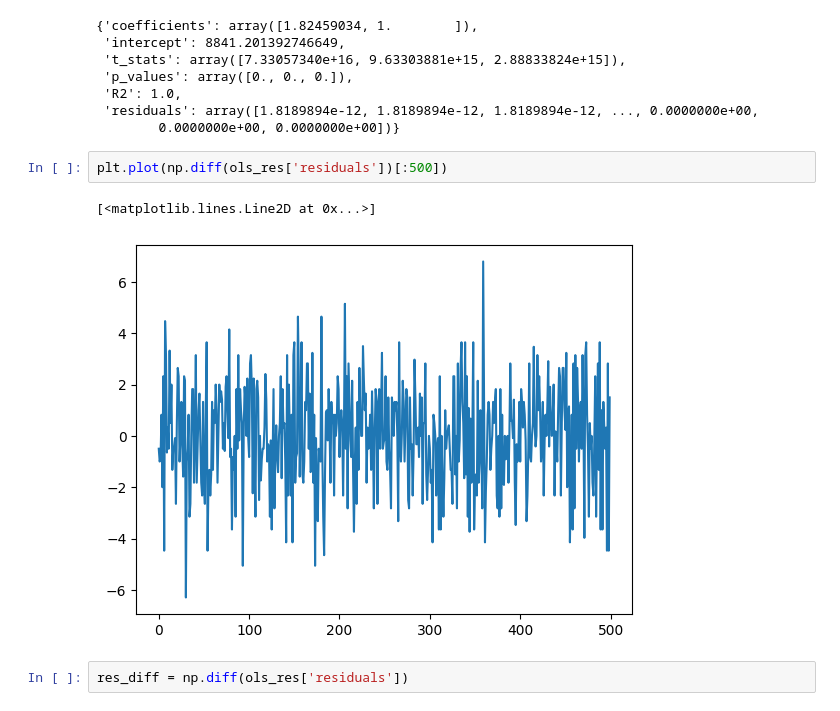
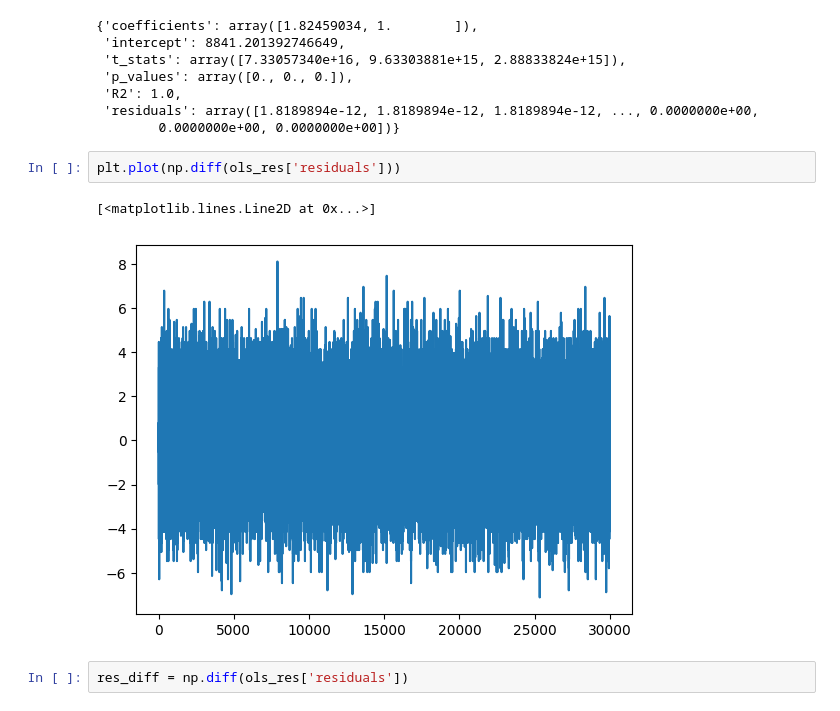
Before and after one commit to kaiwenShen/imc_prosperity_2024, a Jupyter notebook: round4_playground.ipynb, the cells around one changed output. Saved outputs shown, nothing was run; the diff lists cells and outputs as text.

```diff
--- a/round4_playground.ipynb
+++ b/round4_playground.ipynb
@@ -229,10 +232,10 @@ ols2_res
  'residuals': array([1.8189894e-12, 1.8189894e-12, 1.8189894e-12, ..., 0.0000000e+00,
         0.0000000e+00, 0.0000000e+00])}
 # %%
-plt.plot(np.diff(ols_res['residuals'])[:500])
+plt.plot(np.diff(ols_res['residuals']))
 # %% [output]
 [<matplotlib.lines.Line2D at 0x...>]
-[figure, old version]
+[figure, new version]
 # %%
 res_diff = np.diff(ols_res['residuals'])
 # %%
```
Also changed, not shown: parts of 4 cells of this notebook, 3 other files.
